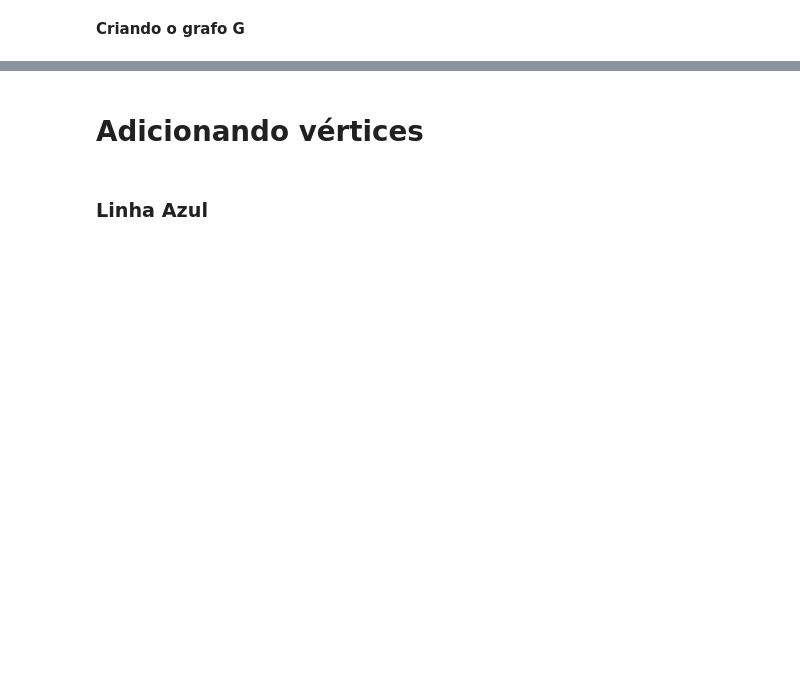
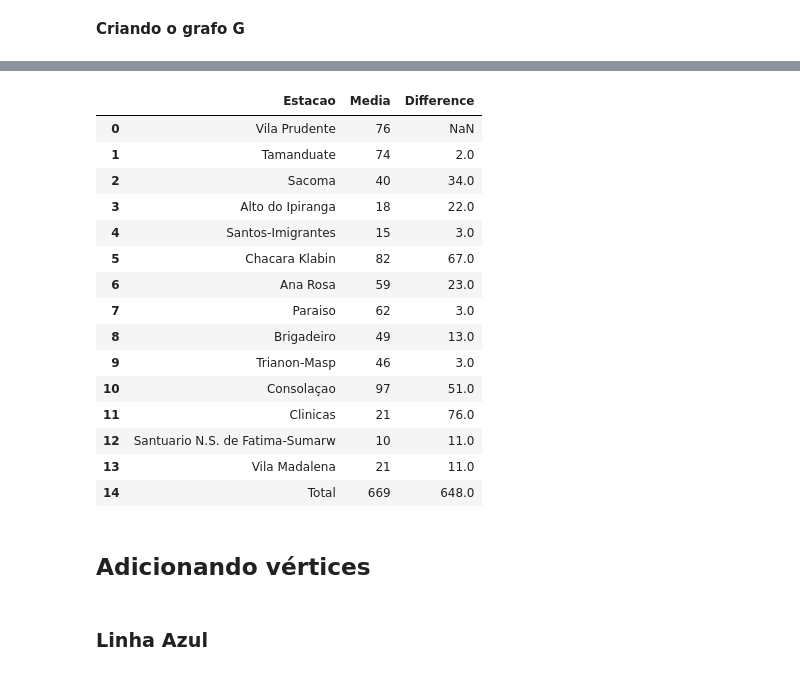
Before and after one commit to PauloAPH/AnaliseDoSistemaMetroviarioDeSaoPaulo, a Jupyter notebook: Sistema_metroviário_de_SP.ipynb, the cells around one changed output, grey strips where cells are left out. Saved outputs shown, nothing was run; the diff lists cells and outputs as text; code cells hidden in the pictures; blank space fills up the shorter version.

```diff
--- a/Sistema_metroviário_de_SP.ipynb
+++ b/Sistema_metroviário_de_SP.ipynb
@@ -30,5 +74,24 @@ G = nx.Graph()
+# %%
+linha_verde
+# %% [output]
+|  | Estacao | Media | Difference |
+| 0 | Vila Prudente | 76 | NaN |
+| 1 | Tamanduate | 74 | 2.0 |
+| 2 | Sacoma | 40 | 34.0 |
+| 3 | Alto do Ipiranga | 18 | 22.0 |
+| 4 | Santos-Imigrantes | 15 | 3.0 |
+| 5 | Chacara Klabin | 82 | 67.0 |
+| 6 | Ana Rosa | 59 | 23.0 |
+| 7 | Paraiso | 62 | 3.0 |
+| 8 | Brigadeiro | 49 | 13.0 |
+| 9 | Trianon-Masp | 46 | 3.0 |
+| 10 | Consolaçao | 97 | 51.0 |
+| 11 | Clinicas | 21 | 76.0 |
+| 12 | Santuario N.S. de Fatima-Sumarw | 10 | 11.0 |
+| 13 | Vila Madalena | 21 | 11.0 |
+| 14 | Total | 669 | 648.0 |
 # %% [markdown]
-# **Adicionando vértices**
+## **Adicionando vértices**
 # %% [markdown]
 ### Linha Azul
 # %%
```
Also changed, not shown: parts of 11 cells of this notebook, 6 other files.
